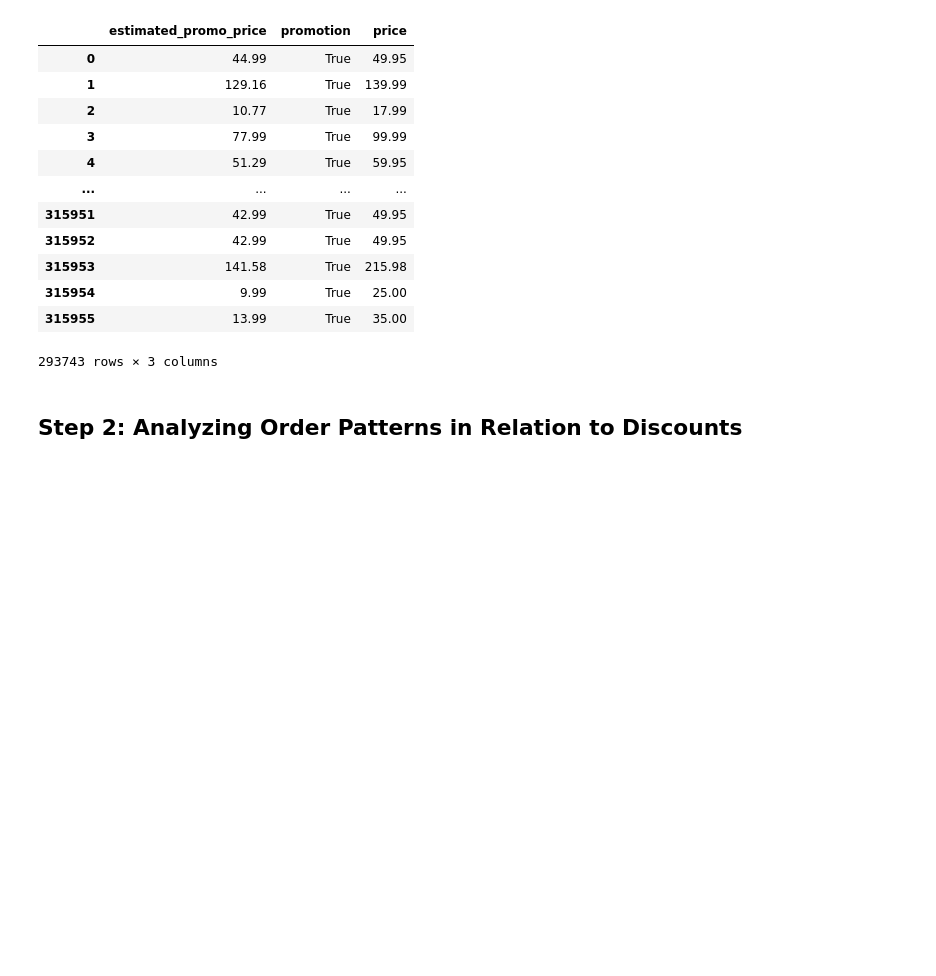
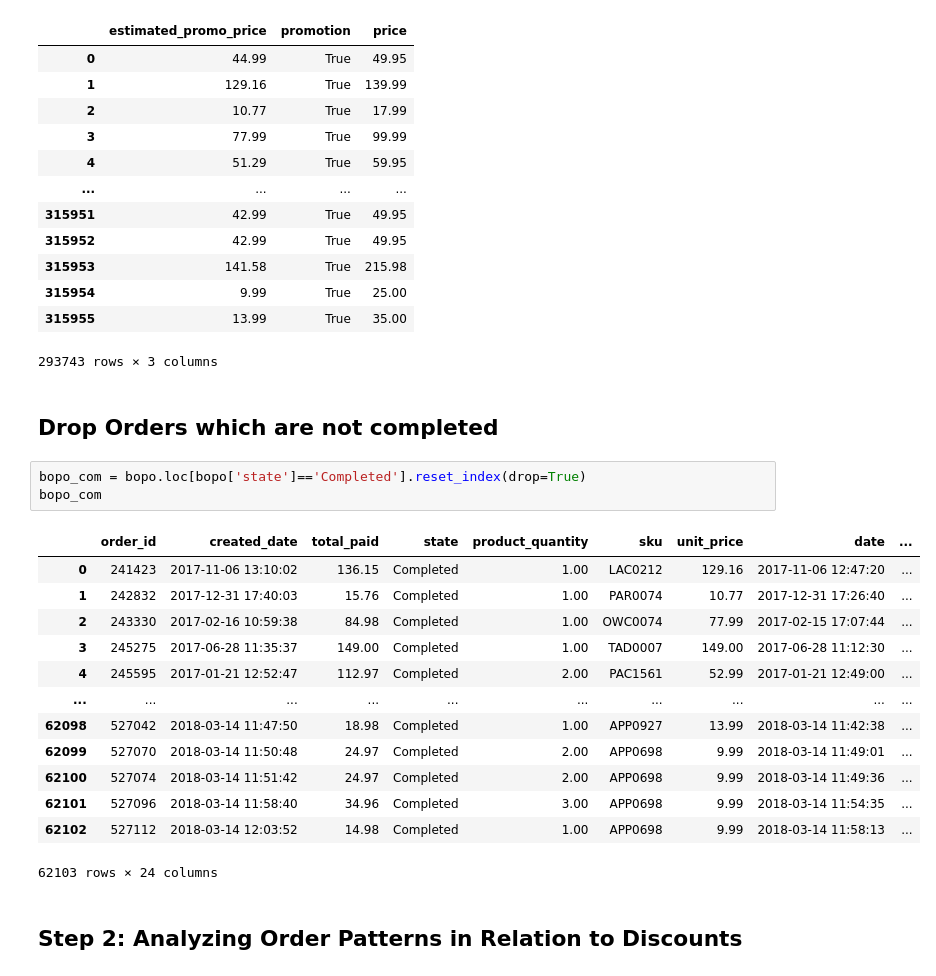
Before and after one commit to MerleSt/Eniac, a Jupyter notebook: Eniac.ipynb, the cells around one changed output. Drawn from its saved outputs; the diff is of its cells as text; blank space fills up the shorter version.

Commit message:
dropped orders not completed

```diff
--- a/Eniac.ipynb
+++ b/Eniac.ipynb
@@ -113,6 +113,25 @@ bopo[['estimated_promo_price','promotion', 'price']]
 | 315954 | 9.99 | True | 25.00 |
 | 315955 | 13.99 | True | 35.00 |
 293743 rows × 3 columns
+# %% [markdown]
+## Drop Orders which are not completed
+# %%
+bopo_com = bopo.loc[bopo['state']=='Completed'].reset_index(drop=True)
+bopo_com
+# %% [output]
+|  | order_id | created_date | total_paid | state | product_quantity | sku | unit_price | date | ... |
+| 0 | 241423 | 2017-11-06 13:10:02 | 136.15 | Completed | 1.00 | LAC0212 | 129.16 | 2017-11-06 12:47:20 | ... |
+| 1 | 242832 | 2017-12-31 17:40:03 | 15.76 | Completed | 1.00 | PAR0074 | 10.77 | 2017-12-31 17:26:40 | ... |
+| 2 | 243330 | 2017-02-16 10:59:38 | 84.98 | Completed | 1.00 | OWC0074 | 77.99 | 2017-02-15 17:07:44 | ... |
+| 3 | 245275 | 2017-06-28 11:35:37 | 149.00 | Completed | 1.00 | TAD0007 | 149.00 | 2017-06-28 11:12:30 | ... |
+| 4 | 245595 | 2017-01-21 12:52:47 | 112.97 | Completed | 2.00 | PAC1561 | 52.99 | 2017-01-21 12:49:00 | ... |
+| ... | ... | ... | ... | ... | ... | ... | ... | ... | ... |
+| 62098 | 527042 | 2018-03-14 11:47:50 | 18.98 | Completed | 1.00 | APP0927 | 13.99 | 2018-03-14 11:42:38 | ... |
+| 62099 | 527070 | 2018-03-14 11:50:48 | 24.97 | Completed | 2.00 | APP0698 | 9.99 | 2018-03-14 11:49:01 | ... |
+| 62100 | 527074 | 2018-03-14 11:51:42 | 24.97 | Completed | 2.00 | APP0698 | 9.99 | 2018-03-14 11:49:36 | ... |
+| 62101 | 527096 | 2018-03-14 11:58:40 | 34.96 | Completed | 3.00 | APP0698 | 9.99 | 2018-03-14 11:54:35 | ... |
+| 62102 | 527112 | 2018-03-14 12:03:52 | 14.98 | Completed | 1.00 | APP0698 | 9.99 | 2018-03-14 11:58:13 | ... |
+62103 rows × 24 columns
 # %% [markdown]
 ## Step 2: Analyzing Order Patterns in Relation to Discounts
 # %% [markdown]
```
